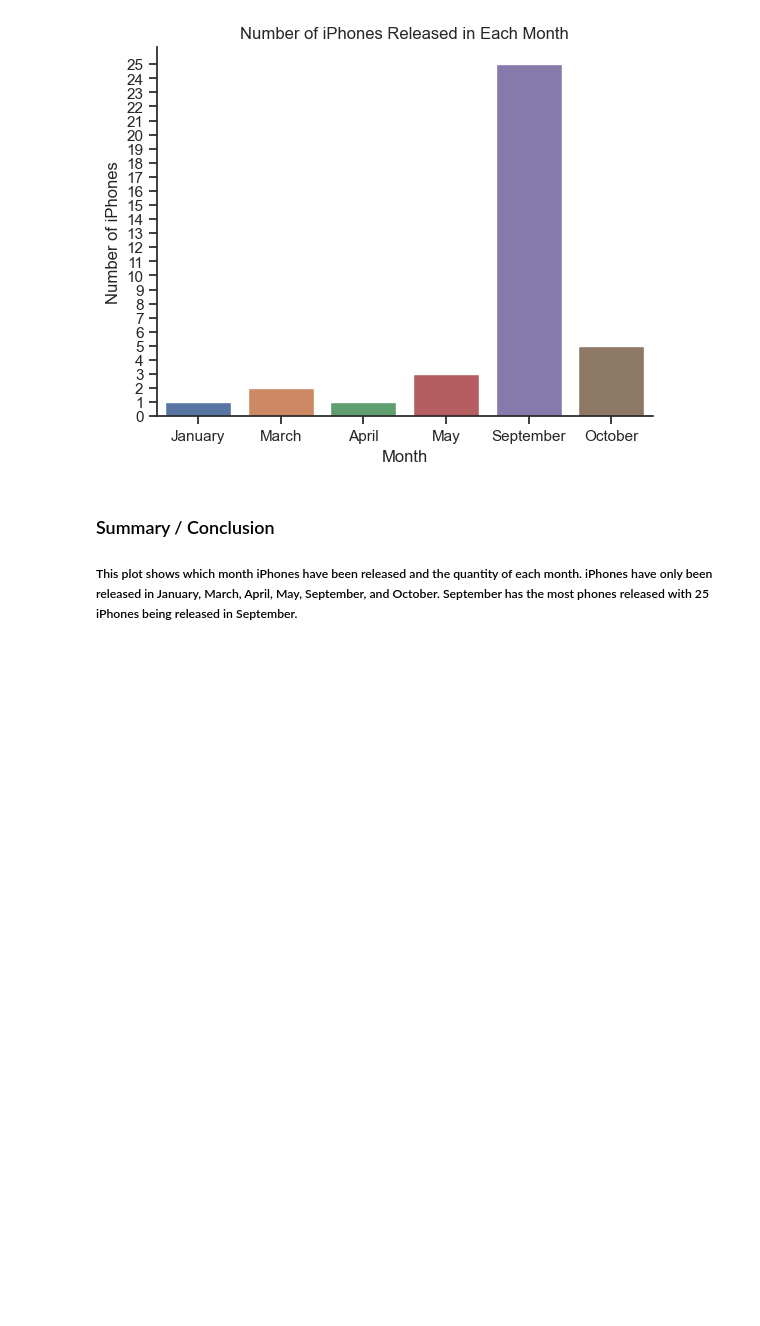
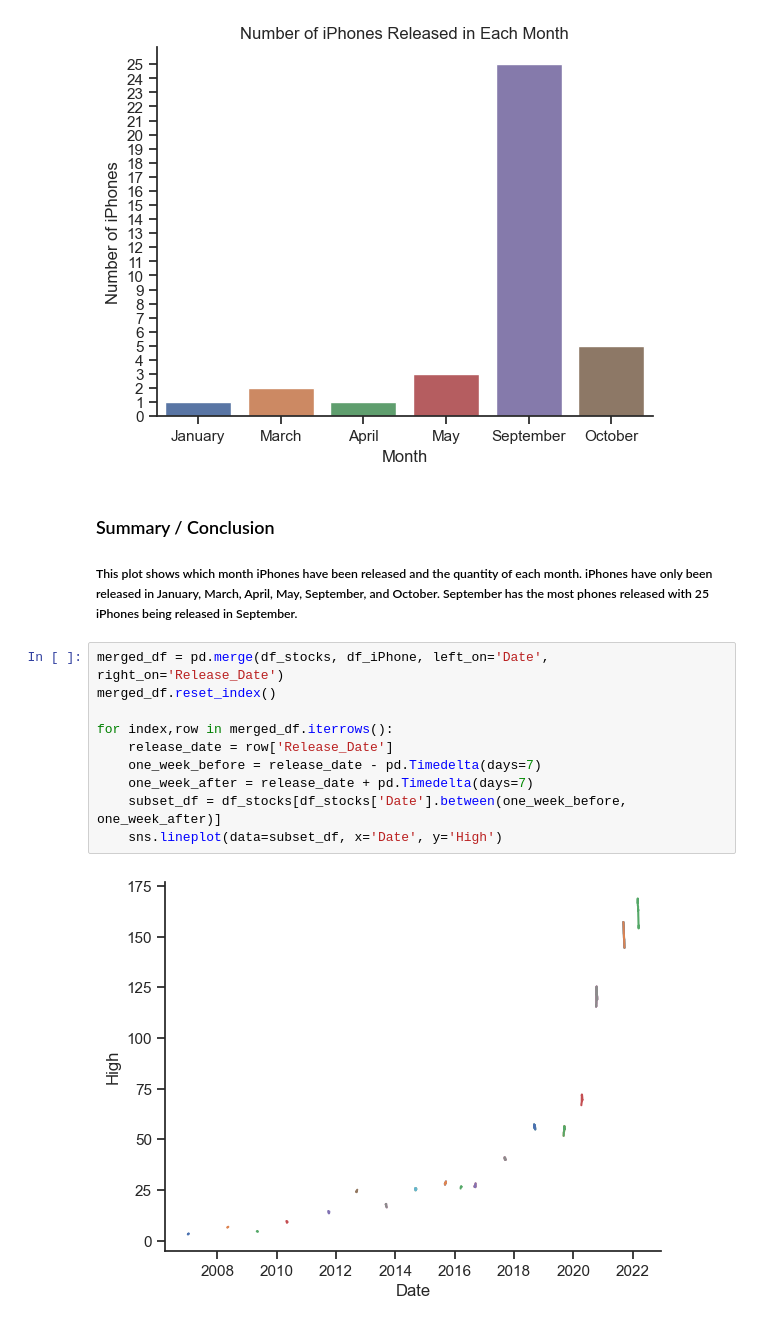
Before and after one commit to ubco-W2022T2-data301/project-group-group11, a Jupyter notebook: analysis/analysis1.ipynb, the cells around one changed output. Cells and saved outputs as stored; diff of their text form; blank space fills up the shorter version.

```diff
--- a/analysis/analysis1.ipynb
+++ b/analysis/analysis1.ipynb
@@ -224,3 +227,15 @@ plt.show()
 # %% [markdown]
 ### Summary / Conclusion
 ##### This plot shows which month iPhones have been released and the quantity of each month. iPhones have only been released in January, March, April, May, September, and October. September has the most phones released with 25 iPhones being released in September.
+# %%
+merged_df = pd.merge(df_stocks, df_iPhone, left_on='Date', right_on='Release_Date')
+merged_df.reset_index()
+
+for index,row in merged_df.iterrows():
+    release_date = row['Release_Date']
+    one_week_before = release_date - pd.Timedelta(days=7)
+    one_week_after = release_date + pd.Timedelta(days=7)
+    subset_df = df_stocks[df_stocks['Date'].between(one_week_before, one_week_after)]
+    sns.lineplot(data=subset_df, x='Date', y='High')
+# %% [output]
+[figure, added]
```
Also changed, not shown: parts of 6 cells of this notebook.
